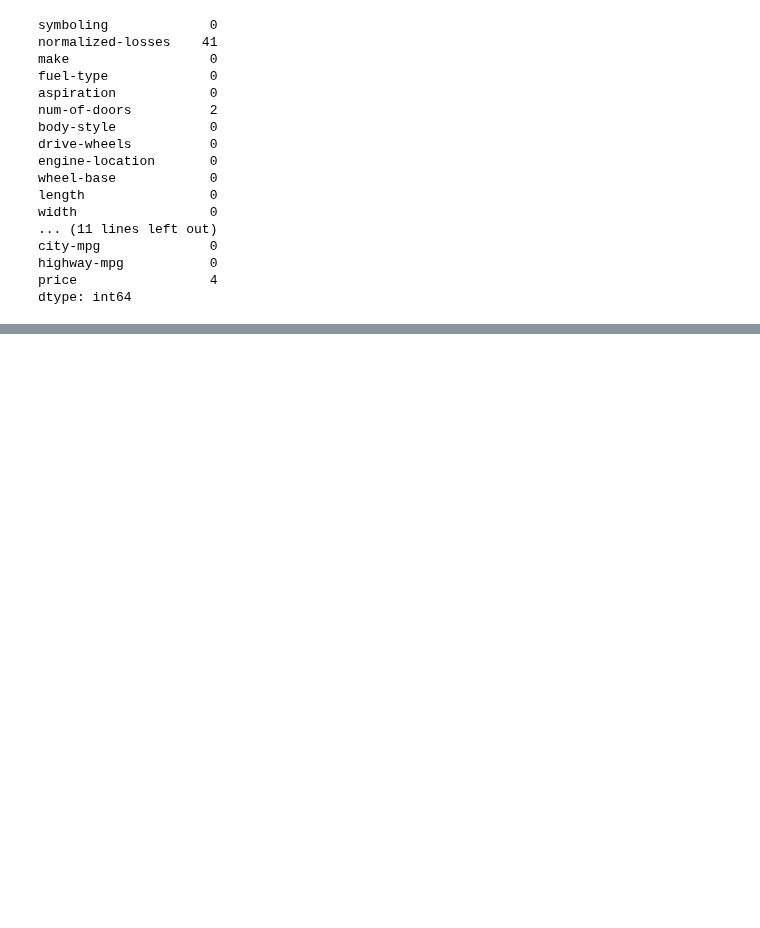
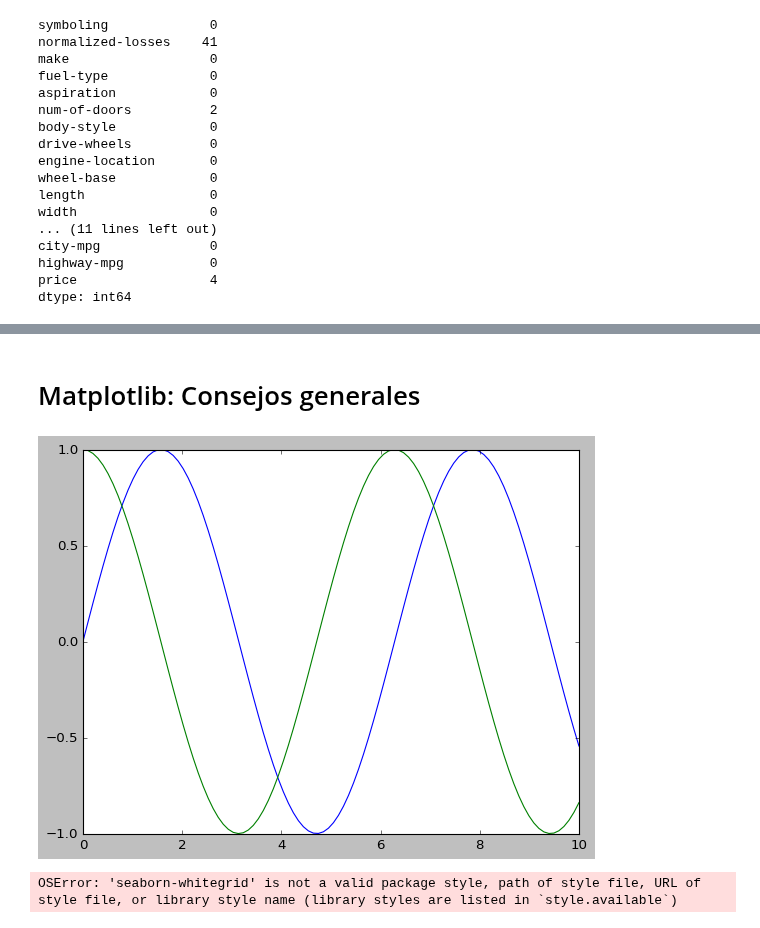
Before and after one commit to hugomorpar/Practicas_Clases, a Jupyter notebook: Procesamiento_de_Datos/M4_Analisis_Exploratorio_Datasets.ipynb, the cells around one changed output, grey strips where cells are left out. Saved outputs shown, nothing was run; the diff lists cells and outputs as text; code cells hidden in the pictures; blank space fills up the shorter version.

```diff
--- a/Procesamiento_de_Datos/M4_Analisis_Exploratorio_Datasets.ipynb
+++ b/Procesamiento_de_Datos/M4_Analisis_Exploratorio_Datasets.ipynb
@@ -155,0 +173,2 @@ sns.heatmap(auto.isnull(), cbar=False, cmap='viridis')
+# %% [markdown]
+# Matplotlib: Consejos generales
@@ -155,0 +180,20 @@ sns.heatmap(auto.isnull(), cbar=False, cmap='viridis')
+# %%
+plt.style.use('classic')  # estilo de las graficas
+# %%
+# plt.show()  # para mostrar las graficas
+
+x = np.linspace(0, 10, 100)  # 100 numeros del 0 al 10
+plt.plot(x, np.sin(x))  # graficar el seno de x
+plt.plot(x, np.cos(x))  # graficar el coseno de x
+plt.show()  # mostrar la grafica
+# %% [output]
+[figure, added]
+# %%
+# configuracion de cuaderno para trazar e importar funciones:
+
+%matplotlib inline
+import matplotlib.pyplot as plt
+plt.style.use('seaborn-whitegrid')
+import numpy as np
+# %% [output]
+OSError: 'seaborn-whitegrid' is not a valid package style, path of style file, URL of style file, or library style name (library styles are listed in `style.available`)
```
Also changed, not shown: parts of 3 cells of this notebook.
